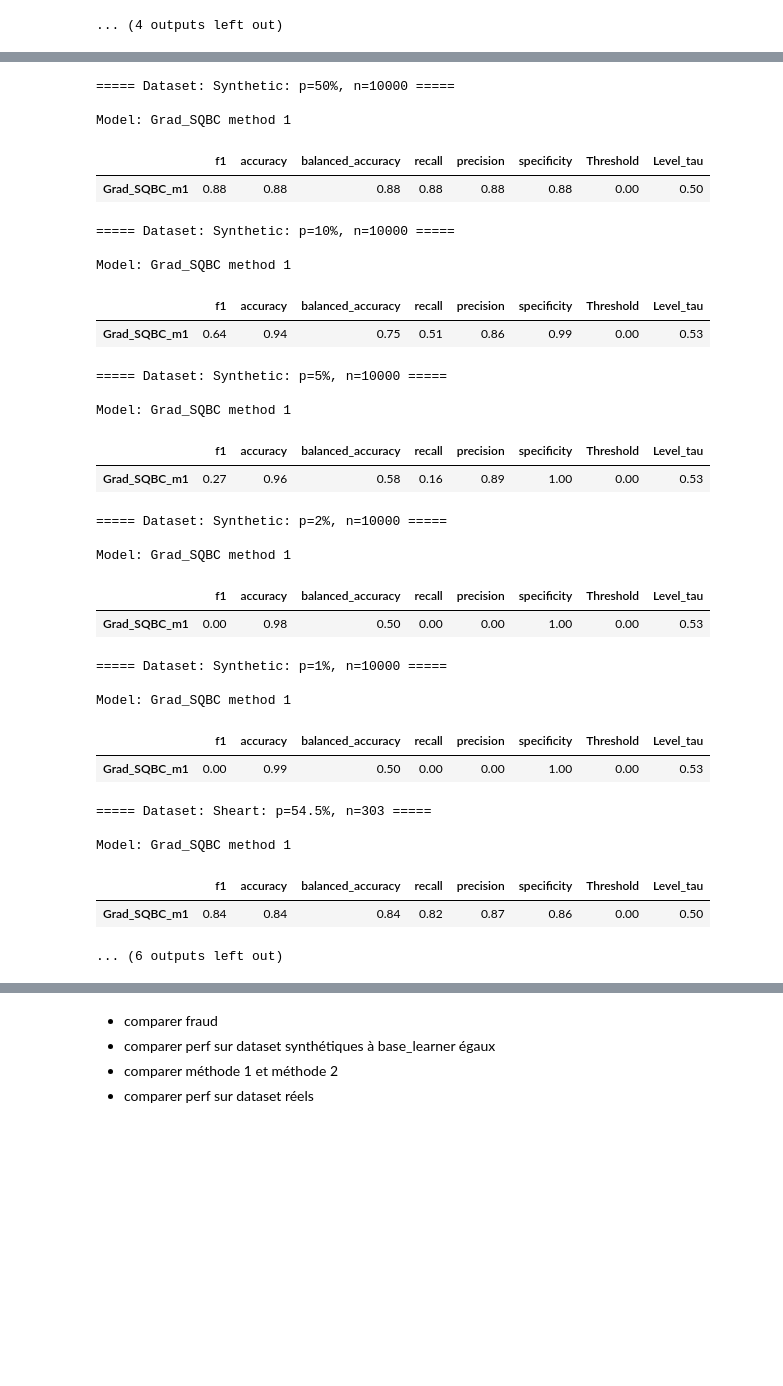
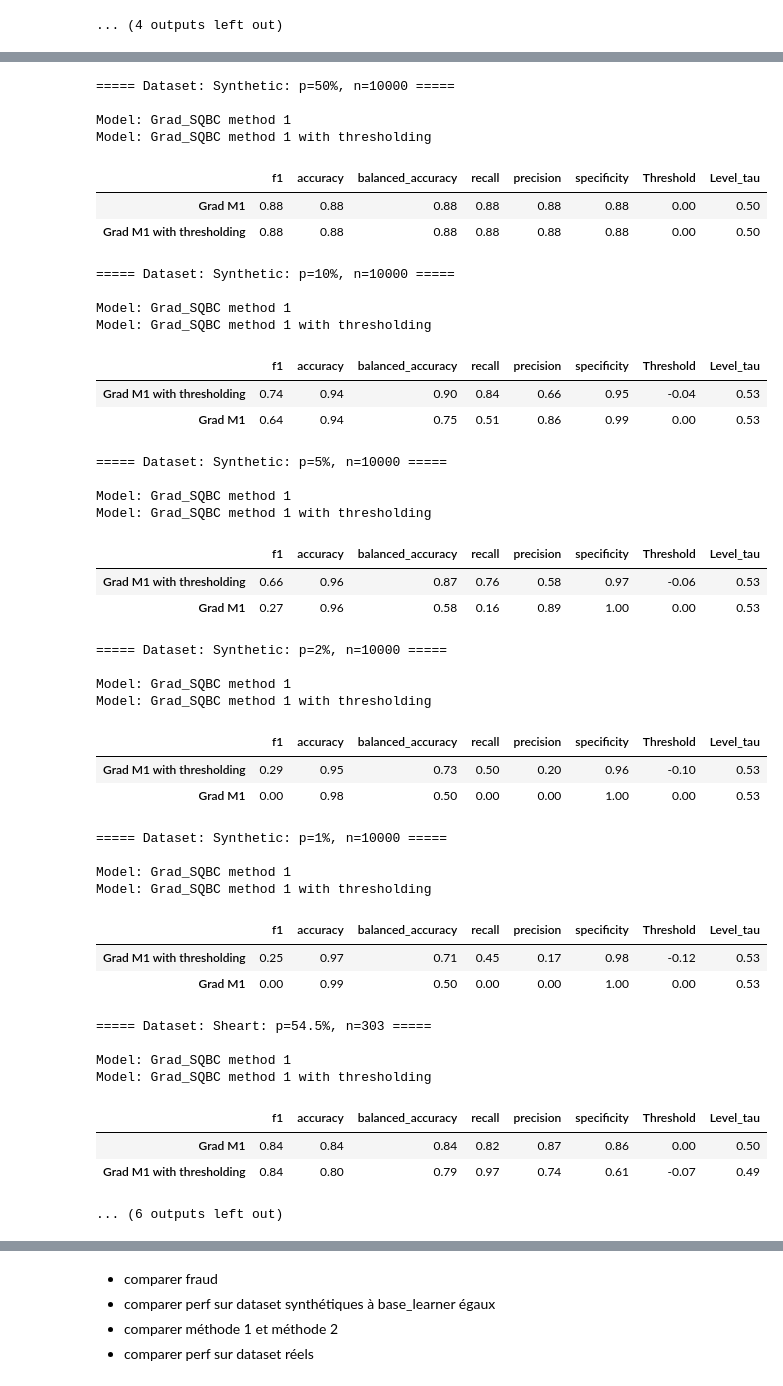
Before and after one commit to Lauryne-Moyse/MSc_Code_Public, a Jupyter notebook: Code_project.ipynb, the cells around one changed output, grey strips where cells are left out. Cells and saved outputs as stored; diff of their text form; code cells hidden in the pictures; blank space fills up the shorter version.

```diff
--- a/Code_project.ipynb
+++ b/Code_project.ipynb
@@ -820,7 +830,10 @@ for i, tau in enumerate([0.5, 0.65, 0.85]):
 # %% [output]
 [figure]
 # %%
-def optimize_threshold_sqbc(model, X_train, y_train, X_test, y_test, opt_metric="f1", n_splits=3, verbose=True):
+def optimize_threshold_sqbc(
+    model, X_train, y_train, X_test, y_test, opt_metric="f1",
+    n_splits=3, verbose=True, method=None
+    ):
     """
     Optimisation du seuil pour SQBC via cross-validation.
     """
@@ -841,7 +854,13 @@ def optimize_threshold_sqbc(model, X_train, y_train, X_test, y_test, opt_metric=
         if verbose==True:
             print(f"Fold {fold_id+1}/{n_splits}")
 
-        model.fit(X_train_val, y_train_val)
+        if method==1:
+            model.fit1(X_train_val, y_train_val)
+        elif method==2:
+            model.fit2(X_train_val, y_train_val)
+        else:
+            model.fit(X_train_val, y_train_val)
+
         y_prob = model.predict_quantile(X_val)
 
         # Search best threshold
@@ -855,8 +874,9 @@ def optimize_threshold_sqbc(model, X_train, y_train, X_test, y_test, opt_metric=
     best_threshold = np.median(thresholds)
     model.t = best_threshold
     model.fit(X_train, y_train)
-    y_pred= model.predict(X_test)
-    metrics = evaluate(y_test,y_pred.astype(int), plot=False)
+    y_pred = model.predict(X_test)
+    y_prob = model.predict_quantile(X_test)
+    metrics = evaluate(y_test,y_pred.astype(int), y_prob, plot=False)
 
     return metrics, best_threshold
 # %%
@@ -1337,7 +1330,7 @@ class GradSQBC(BaseEstimator):
 def train_eval_grad_sqbc(
         X_train, y_train, X_test, y_test,
         theta=0, alpha=0.5, h=0.1, t=0, lr_theta=0.1,
-        opt_metric="f1", opt_thresh=False, method=2,
+        opt_metric="f1", opt_thresh=False, method=1,
         verbose=False
     ):
 
@@ -1351,7 +1344,9 @@ def train_eval_grad_sqbc(
 
     if opt_thresh==True:
         metrics, threshold = optimize_threshold_sqbc(
-            model, X_train, y_train, X_test, y_test, opt_metric=opt_metric, verbose=verbose
+            model, X_train, y_train, X_test, y_test,
+            opt_metric=opt_metric, method=method,
+            verbose=verbose
         )
         metrics["Threshold"] = round(threshold, 2)
 
@@ -1361,9 +1356,15 @@ def train_eval_grad_sqbc(
         elif method==2:
             model.fit2(X_train, y_train)
         y_pred = model.predict(X_test)
-        metrics = evaluate(y_test, y_pred, plot=False)
+        y_prob = model.predict_quantile(X_test)
+        metrics = evaluate(y_test, y_pred, y_prob, plot=False)
         metrics["Threshold"] = 0.0
 
     metrics["Level_tau"] = round(model.tau, 2)
 
     return metrics
+# %%
+model = GradSQBC()
+model.fit1(X_train_heart, y_train_heart, theta=0.3, verbose=True)
+pred =  model.predict(X_test_heart)
+evaluate(y_test_heart, pred)
@@ -2332,48 +2524,66 @@ datasets = {
     "Synthetic: p=5%, n=10000": (X_train_005, y_train_005, X_test_005, y_test_005),
     "Synthetic: p=2%, n=10000": (X_train_002, y_train_002, X_test_002, y_test_002),
     "Synthetic: p=1%, n=10000": (X_train_001, y_train_001, X_test_001, y_test_001),
     "Sheart: p=54.5%, n=303": (X_train_sheart, y_train_sheart, X_test_sheart, y_test_sheart),
     "Churn: p=20.4%, n=9799": (X_train_churn, y_train_churn, X_test_churn, y_test_churn),
     "Heart: p=5%, n=10000": (X_train_heart, y_train_heart, X_test_heart, y_test_heart),
     "Fraud: p=0.1%, n=80000": (X_train_fraud, y_train_fraud, X_test_fraud, y_test_fraud),
 }
 
-model_names=["Grad_SQBC_m1"]
+model_names=["Grad M1", "Grad M1 with thresholding"]
 
-model_trainers = [partial(train_eval_grad_sqbc, method=1)]
+model_trainers = [
+    partial(train_eval_grad_sqbc, method=1),
+    partial(train_eval_grad_sqbc, method=1, opt_thresh=True)
+    ]
 
-model_trainers_names=["Grad_SQBC method 1"]
+model_trainers_names=[
+    "Grad_SQBC method 1",
+    "Grad_SQBC method 1 with thresholding"
+    ]
 
 run_all_experiments(datasets, model_trainers, model_trainers_names, model_names)
 # %% [output]
 ===== Dataset: Synthetic: p=50%, n=10000 =====
 
 Model: Grad_SQBC method 1
+Model: Grad_SQBC method 1 with thresholding
 |  | f1 | accuracy | balanced_accuracy | recall | precision | specificity | Threshold | Level_tau |
-| Grad_SQBC_m1 | 0.88 | 0.88 | 0.88 | 0.88 | 0.88 | 0.88 | 0.00 | 0.50 |
+| Grad M1 | 0.88 | 0.88 | 0.88 | 0.88 | 0.88 | 0.88 | 0.00 | 0.50 |
+| Grad M1 with thresholding | 0.88 | 0.88 | 0.88 | 0.88 | 0.88 | 0.88 | 0.00 | 0.50 |
 ===== Dataset: Synthetic: p=10%, n=10000 =====
 
 Model: Grad_SQBC method 1
+Model: Grad_SQBC method 1 with thresholding
 |  | f1 | accuracy | balanced_accuracy | recall | precision | specificity | Threshold | Level_tau |
-| Grad_SQBC_m1 | 0.64 | 0.94 | 0.75 | 0.51 | 0.86 | 0.99 | 0.00 | 0.53 |
+| Grad M1 with thresholding | 0.74 | 0.94 | 0.90 | 0.84 | 0.66 | 0.95 | -0.04 | 0.53 |
+| Grad M1 | 0.64 | 0.94 | 0.75 | 0.51 | 0.86 | 0.99 | 0.00 | 0.53 |
 ===== Dataset: Synthetic: p=5%, n=10000 =====
 
 Model: Grad_SQBC method 1
+Model: Grad_SQBC method 1 with thresholding
 |  | f1 | accuracy | balanced_accuracy | recall | precision | specificity | Threshold | Level_tau |
-| Grad_SQBC_m1 | 0.27 | 0.96 | 0.58 | 0.16 | 0.89 | 1.00 | 0.00 | 0.53 |
+| Grad M1 with thresholding | 0.66 | 0.96 | 0.87 | 0.76 | 0.58 | 0.97 | -0.06 | 0.53 |
+| Grad M1 | 0.27 | 0.96 | 0.58 | 0.16 | 0.89 | 1.00 | 0.00 | 0.53 |
 ===== Dataset: Synthetic: p=2%, n=10000 =====
 
 Model: Grad_SQBC method 1
+Model: Grad_SQBC method 1 with thresholding
 |  | f1 | accuracy | balanced_accuracy | recall | precision | specificity | Threshold | Level_tau |
-| Grad_SQBC_m1 | 0.00 | 0.98 | 0.50 | 0.00 | 0.00 | 1.00 | 0.00 | 0.53 |
+| Grad M1 with thresholding | 0.29 | 0.95 | 0.73 | 0.50 | 0.20 | 0.96 | -0.10 | 0.53 |
+| Grad M1 | 0.00 | 0.98 | 0.50 | 0.00 | 0.00 | 1.00 | 0.00 | 0.53 |
 ===== Dataset: Synthetic: p=1%, n=10000 =====
 
 Model: Grad_SQBC method 1
+Model: Grad_SQBC method 1 with thresholding
 |  | f1 | accuracy | balanced_accuracy | recall | precision | specificity | Threshold | Level_tau |
-| Grad_SQBC_m1 | 0.00 | 0.99 | 0.50 | 0.00 | 0.00 | 1.00 | 0.00 | 0.53 |
+| Grad M1 with thresholding | 0.25 | 0.97 | 0.71 | 0.45 | 0.17 | 0.98 | -0.12 | 0.53 |
+| Grad M1 | 0.00 | 0.99 | 0.50 | 0.00 | 0.00 | 1.00 | 0.00 | 0.53 |
 ===== Dataset: Sheart: p=54.5%, n=303 =====
 
 Model: Grad_SQBC method 1
+Model: Grad_SQBC method 1 with thresholding
 |  | f1 | accuracy | balanced_accuracy | recall | precision | specificity | Threshold | Level_tau |
-| Grad_SQBC_m1 | 0.84 | 0.84 | 0.84 | 0.82 | 0.87 | 0.86 | 0.00 | 0.50 |
+| Grad M1 | 0.84 | 0.84 | 0.84 | 0.82 | 0.87 | 0.86 | 0.00 | 0.50 |
+| Grad M1 with thresholding | 0.84 | 0.80 | 0.79 | 0.97 | 0.74 | 0.61 | -0.07 | 0.49 |
 ... (6 outputs left out)
```
Also changed, not shown: parts of 16 cells of this notebook, 15 other files.
